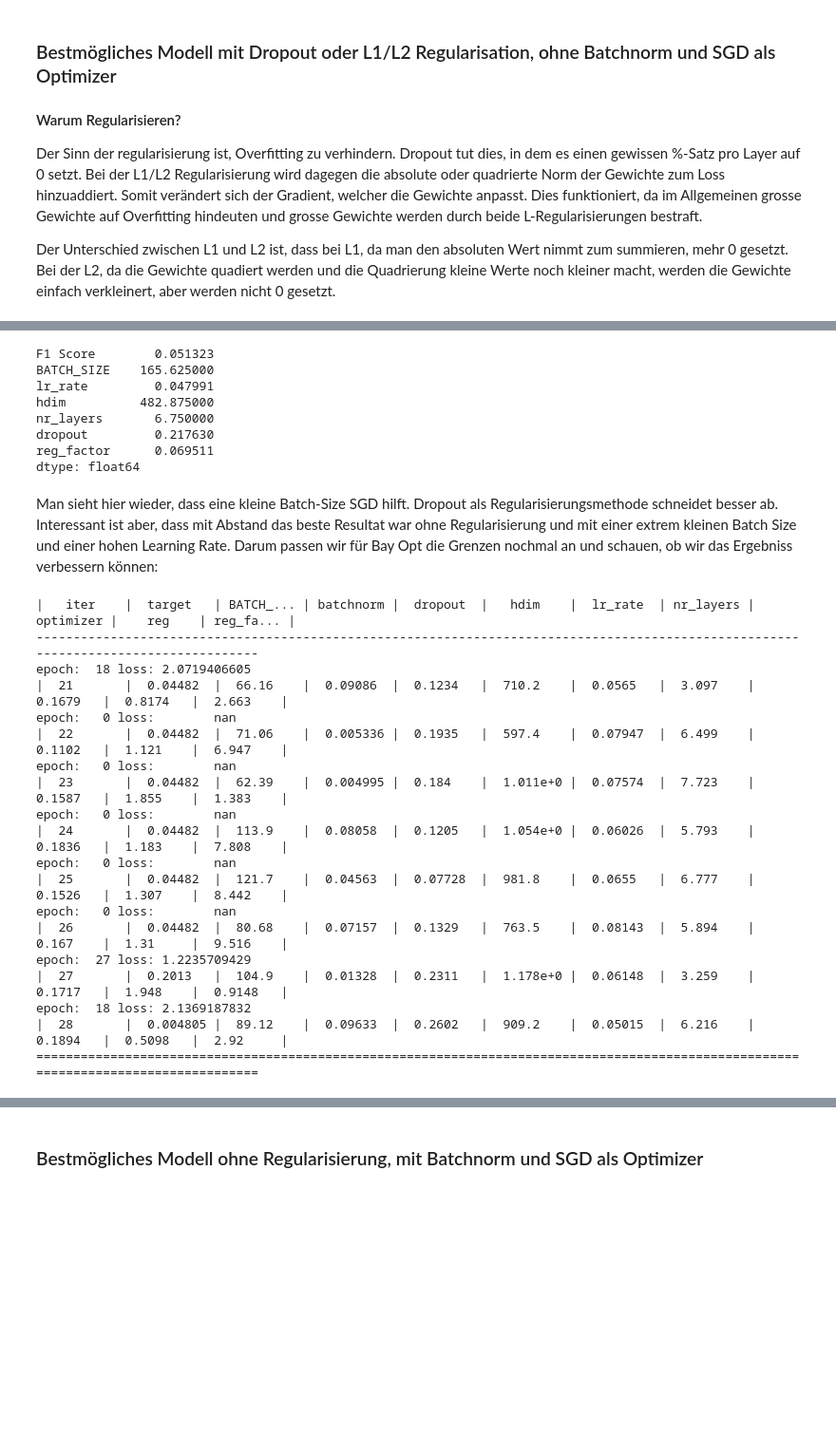
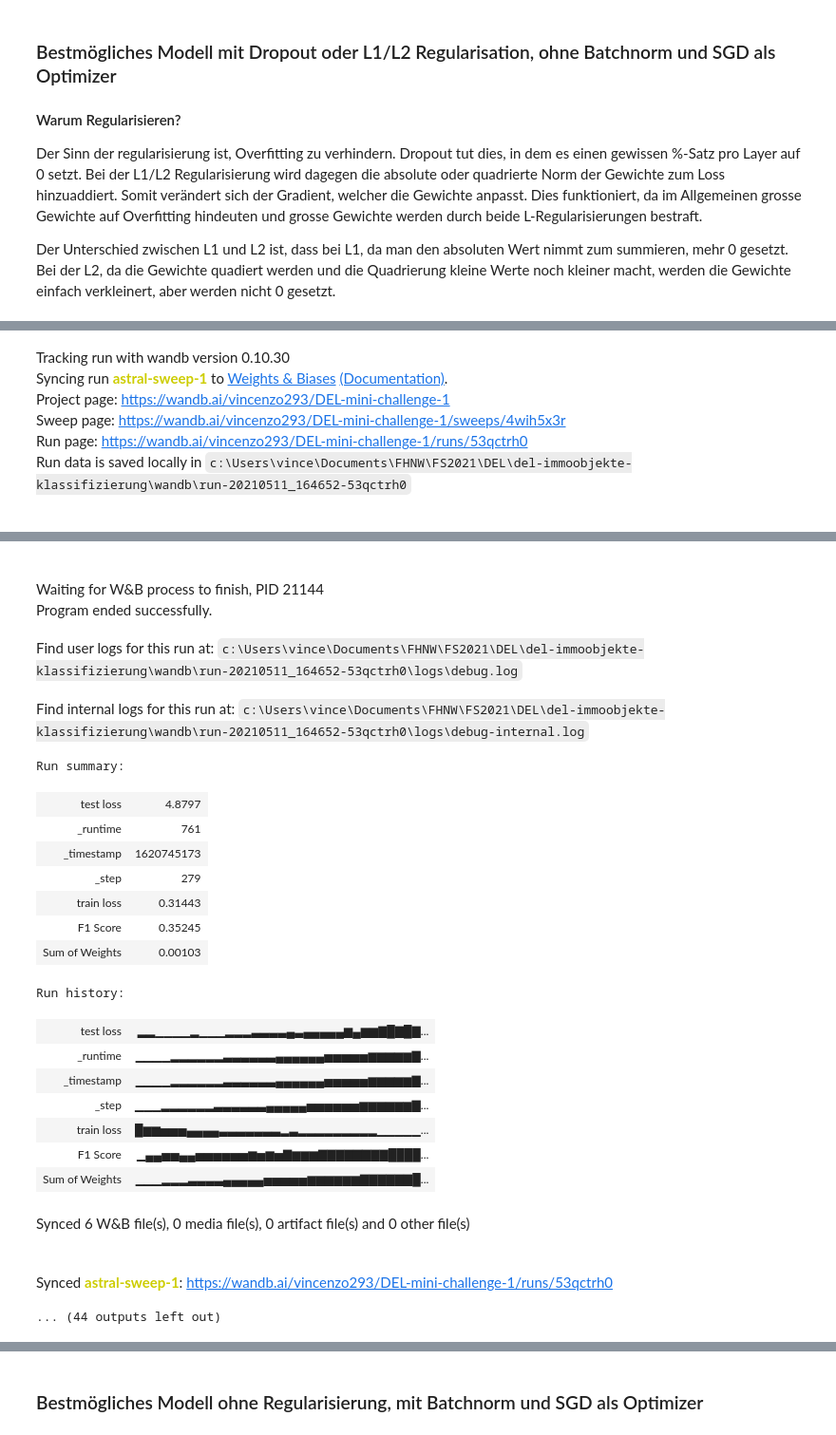
Before and after one commit to kenfus/del-immoobjekte-klassifizierung, a Jupyter notebook: main.ipynb, the cells around one changed output, grey strips where cells are left out. Shown at 95% size. Drawn from its saved outputs; the diff is of its cells as text; code cells hidden in the pictures; blank space fills up the shorter version.

```diff
--- a/main.ipynb
+++ b/main.ipynb
@@ -999,13 +763,0 @@ Name: reg, dtype: int64
-# %%
-results_reg.query('`F1 Score` <= 0.1').mean()
-# %% [output]
-F1 Score        0.051323
-BATCH_SIZE    165.625000
-lr_rate         0.047991
-hdim          482.875000
-nr_layers       6.750000
-dropout         0.217630
-reg_factor      0.069511
-dtype: float64
-# %% [markdown]
-Man sieht hier wieder, dass eine kleine Batch-Size SGD hilft. Dropout als Regularisierungsmethode schneidet besser ab. Interessant ist aber, dass mit Abstand das beste Resultat war ohne Regularisierung und mit einer extrem kleinen Batch Size und einer hohen Learning Rate. Darum passen wir für Bay Opt die Grenzen nochmal an und schauen, ob wir das Ergebniss verbessern können:
@@ -1019,25 +763,0 @@ optimizer_reg.set_bounds(
-# %%
-optimizer_reg.maximize(
-    init_points=3,
-    n_iter=5,
-)
-# %% [output]
-|   iter    |  target   | BATCH_... | batchnorm |  dropout  |   hdim    |  lr_rate  | nr_layers | optimizer |    reg    | reg_fa... |
--------------------------------------------------------------------------------------------------------------------------------------
-epoch:  18 loss: 2.0719406605
-|  21       |  0.04482  |  66.16    |  0.09086  |  0.1234   |  710.2    |  0.0565   |  3.097    |  0.1679   |  0.8174   |  2.663    |
-epoch:   0 loss:        nan
-|  22       |  0.04482  |  71.06    |  0.005336 |  0.1935   |  597.4    |  0.07947  |  6.499    |  0.1102   |  1.121    |  6.947    |
-epoch:   0 loss:        nan
-|  23       |  0.04482  |  62.39    |  0.004995 |  0.184    |  1.011e+0 |  0.07574  |  7.723    |  0.1587   |  1.855    |  1.383    |
-epoch:   0 loss:        nan
-|  24       |  0.04482  |  113.9    |  0.08058  |  0.1205   |  1.054e+0 |  0.06026  |  5.793    |  0.1836   |  1.183    |  7.808    |
-epoch:   0 loss:        nan
-|  25       |  0.04482  |  121.7    |  0.04563  |  0.07728  |  981.8    |  0.0655   |  6.777    |  0.1526   |  1.307    |  8.442    |
-epoch:   0 loss:        nan
-|  26       |  0.04482  |  80.68    |  0.07157  |  0.1329   |  763.5    |  0.08143  |  5.894    |  0.167    |  1.31     |  9.516    |
-epoch:  27 loss: 1.2235709429
-|  27       |  0.2013   |  104.9    |  0.01328  |  0.2311   |  1.178e+0 |  0.06148  |  3.259    |  0.1717   |  1.948    |  0.9148   |
-epoch:  18 loss: 2.1369187832
-|  28       |  0.004805 |  89.12    |  0.09633  |  0.2602   |  909.2    |  0.05015  |  6.216    |  0.1894   |  0.5098   |  2.92     |
-=====================================================================================================================================
@@ -1043,0 +809,7 @@ epoch:  18 loss: 2.1369187832
+# %%
+# Define how this Sweep should be logged:
+sweep_id = wandb.sweep(sweep_config, project='DEL-mini-challenge-1')
+
+# Start the sweep:
+wandb.agent(sweep_id, function=create_fit_evaluate_NN, count=MAX_RUNS_FOR_SWEEP)
+# %% [output]
@@ -1043,0 +827,6 @@ epoch:  18 loss: 2.1369187832
+Tracking run with wandb version 0.10.30
+Syncing run astral-sweep-1 to Weights & Biases (Documentation).
+Project page: https://wandb.ai/vincenzo293/DEL-mini-challenge-1
+Sweep page: https://wandb.ai/vincenzo293/DEL-mini-challenge-1/sweeps/4wih5x3r
+Run page: https://wandb.ai/vincenzo293/DEL-mini-challenge-1/runs/53qctrh0
+Run data is saved locally in c:\Users\vince\Documents\FHNW\FS2021\DEL\del-immoobjekte-klassifizierung\wandb\run-20210511_164652-53qctrh0
@@ -1043,0 +835,23 @@ epoch:  18 loss: 2.1369187832
+Waiting for W&B process to finish, PID 21144
+Program ended successfully.
+Find user logs for this run at: c:\Users\vince\Documents\FHNW\FS2021\DEL\del-immoobjekte-klassifizierung\wandb\run-20210511_164652-53qctrh0\logs\debug.log
+Find internal logs for this run at: c:\Users\vince\Documents\FHNW\FS2021\DEL\del-immoobjekte-klassifizierung\wandb\run-20210511_164652-53qctrh0\logs\debug-internal.log
+Run summary:
+| test loss | 4.8797 |
+| _runtime | 761 |
+| _timestamp | 1620745173 |
+| _step | 279 |
+| train loss | 0.31443 |
+| F1 Score | 0.35245 |
+| Sum of Weights | 0.00103 |
+Run history:
+| test loss | ▂▂▁▁▁▁▂▁▁▁▂▂▂▃▃▃▃▄▃▄▄▄▄▄▆▄▆▆▇█▇█▇... |
+| _runtime | ▁▁▁▁▂▂▂▂▂▂▃▃▃▃▃▃▄▄▄▄▄▄▅▅▅▅▅▆▆▆▆▆▇... |
+| _timestamp | ▁▁▁▁▂▂▂▂▂▂▃▃▃▃▃▃▄▄▄▄▄▄▅▅▅▅▅▆▆▆▆▆▇... |
+| _step | ▁▁▁▂▂▂▂▂▂▃▃▃▃▃▃▄▄▄▄▄▅▅▅▅▅▅▆▆▆▆▆▆▇... |
+| train loss | █▆▆▅▅▅▄▄▄▄▃▃▃▃▃▃▃▂▃▂▂▂▂▂▂▂▂▂▁▁▁▁▁... |
+| F1 Score | ▁▄▄▅▅▄▄▅▅▅▅▅▅▆▅▆▅▇▆▆▆▇▇▇▇▇▇▇▇████... |
+| Sum of Weights | ▁▁▁▂▂▂▃▃▃▃▄▄▄▄▄▅▅▅▅▅▆▆▆▆▆▆▇▇▇▇▇▇█... |
+Synced 6 W&B file(s), 0 media file(s), 0 artifact file(s) and 0 other file(s)
+Synced astral-sweep-1: https://wandb.ai/vincenzo293/DEL-mini-challenge-1/runs/53qctrh0
+... (44 outputs left out)
```
Also changed, not shown: parts of 58 cells of this notebook, 2 other files.
